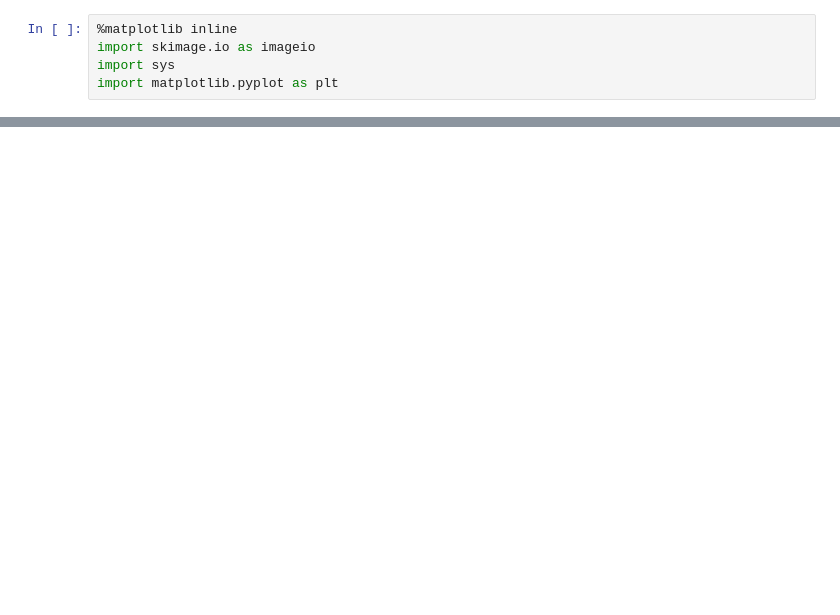
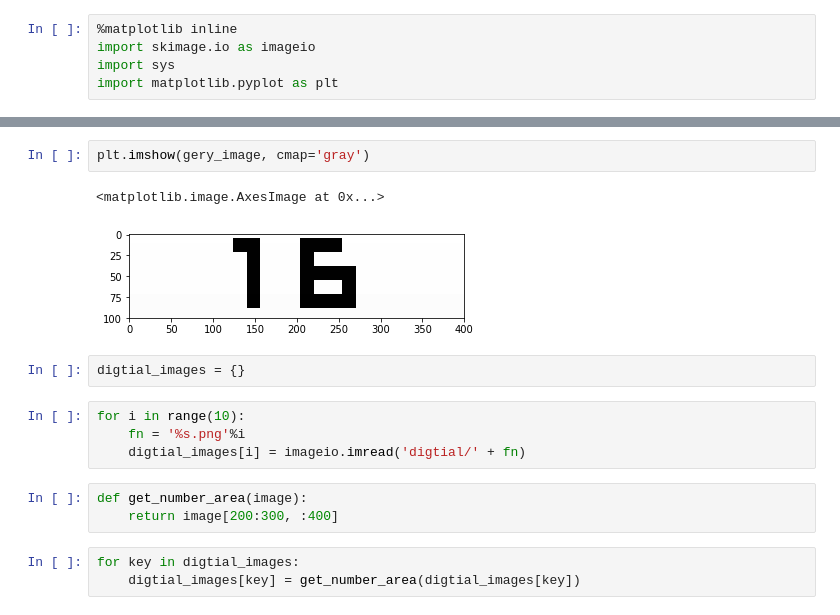
Before and after one commit to KIDJourney/deepjump, a Jupyter notebook: playground.ipynb, the cells around one changed output, grey strips where cells are left out. Cells and saved outputs as stored; diff of their text form; blank space fills up the shorter version.

```diff
--- a/playground.ipynb
+++ b/playground.ipynb
@@ -14,0 +27,17 @@ plt.imshow(image)
+# %%
+plt.imshow(gery_image, cmap='gray')
+# %% [output]
+<matplotlib.image.AxesImage at 0x...>
+[figure, added]
+# %%
+digtial_images = {}
+# %%
+for i in range(10):
+    fn = '%s.png'%i
+    digtial_images[i] = imageio.imread('digtial/' + fn)
+# %%
+def get_number_area(image):
+    return image[200:300, :400]
+# %%
+for key in digtial_images:
+    digtial_images[key] = get_number_area(digtial_images[key])
```
Also changed, not shown: parts of 19 cells of this notebook, 6 other files.
